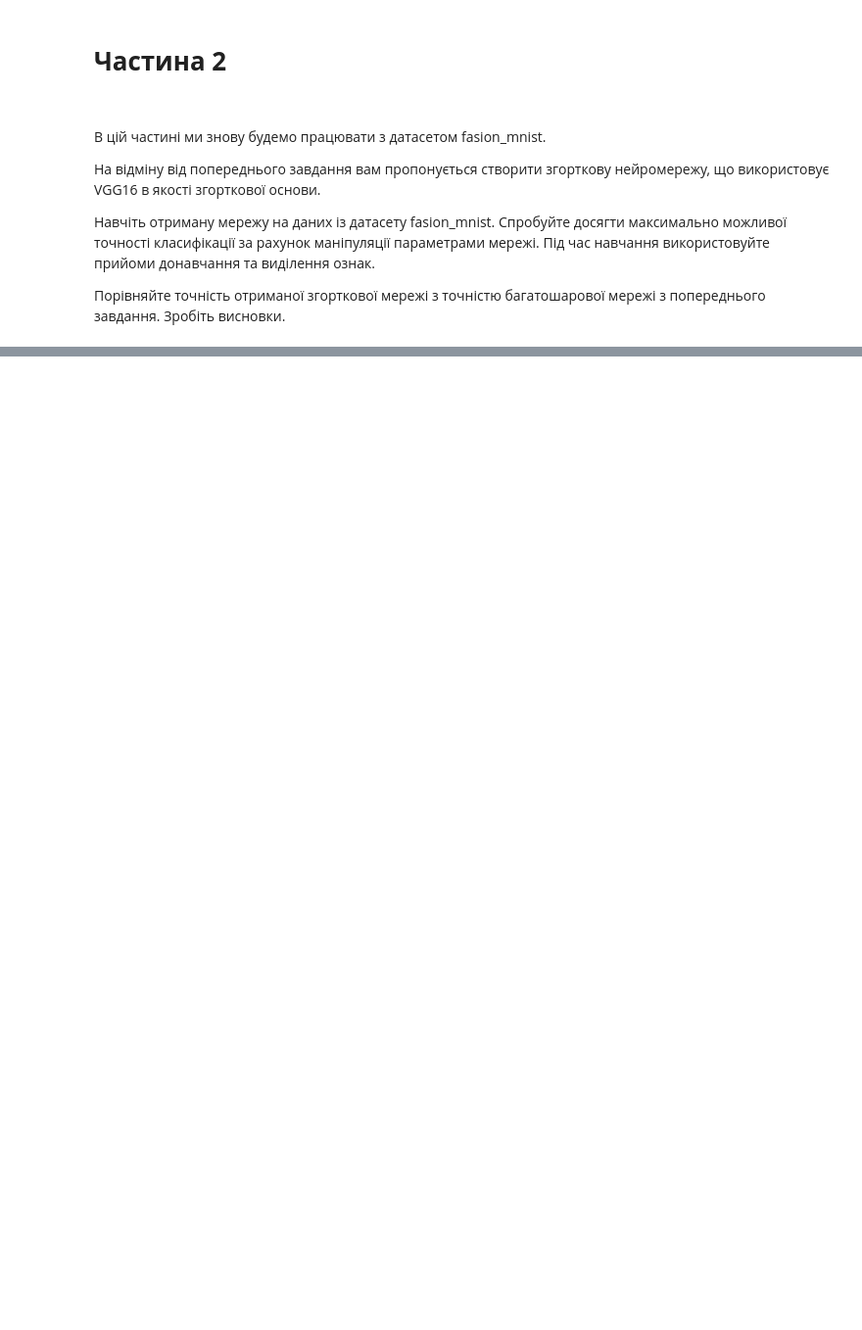
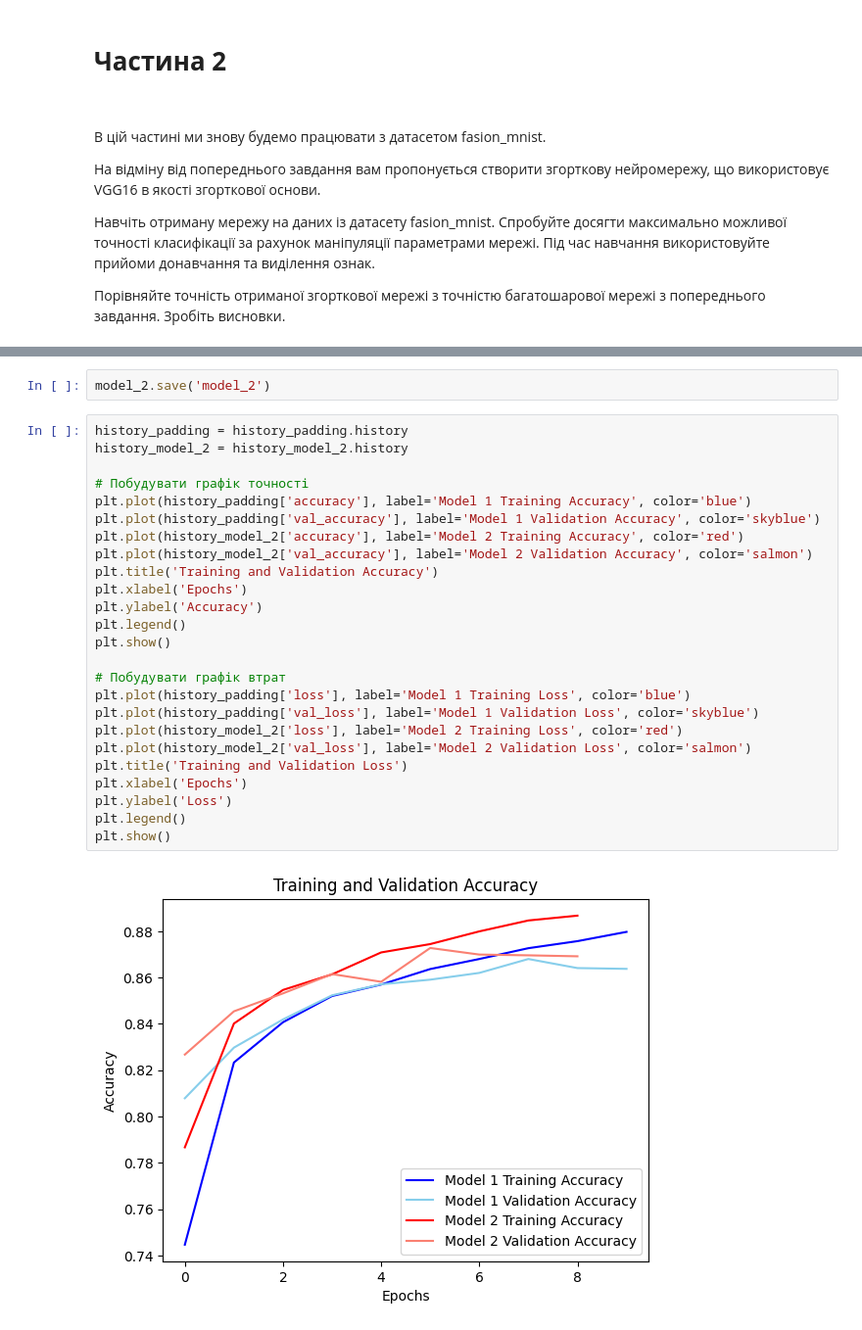
Before and after one commit to SerhiiAndreiko/HW_DATA_10, a Jupyter notebook: HW_DATA_10_second.ipynb, the cells around one changed output, grey strips where cells are left out. Shown at 98% size. Cells and saved outputs as stored; diff of their text form; blank space fills up the shorter version.

```diff
--- a/HW_DATA_10_second.ipynb
+++ b/HW_DATA_10_second.ipynb
@@ -75,0 +240,29 @@ ValueError: `input_shape` must be a tuple of three integers.
+# %%
+model_2.save('model_2')
+# %%
+history_padding = history_padding.history
+history_model_2 = history_model_2.history
+
+# Побудувати графік точності
+plt.plot(history_padding['accuracy'], label='Model 1 Training Accuracy', color='blue')
+plt.plot(history_padding['val_accuracy'], label='Model 1 Validation Accuracy', color='skyblue')
+plt.plot(history_model_2['accuracy'], label='Model 2 Training Accuracy', color='red')
+plt.plot(history_model_2['val_accuracy'], label='Model 2 Validation Accuracy', color='salmon')
+plt.title('Training and Validation Accuracy')
+plt.xlabel('Epochs')
+plt.ylabel('Accuracy')
+plt.legend()
+plt.show()
+
+# Побудувати графік втрат
+plt.plot(history_padding['loss'], label='Model 1 Training Loss', color='blue')
+plt.plot(history_padding['val_loss'], label='Model 1 Validation Loss', color='skyblue')
+plt.plot(history_model_2['loss'], label='Model 2 Training Loss', color='red')
+plt.plot(history_model_2['val_loss'], label='Model 2 Validation Loss', color='salmon')
+plt.title('Training and Validation Loss')
+plt.xlabel('Epochs')
+plt.ylabel('Loss')
+plt.legend()
+plt.show()
+# %% [output]
+[figure, added]
```
Also changed, not shown: parts of 13 cells of this notebook.
